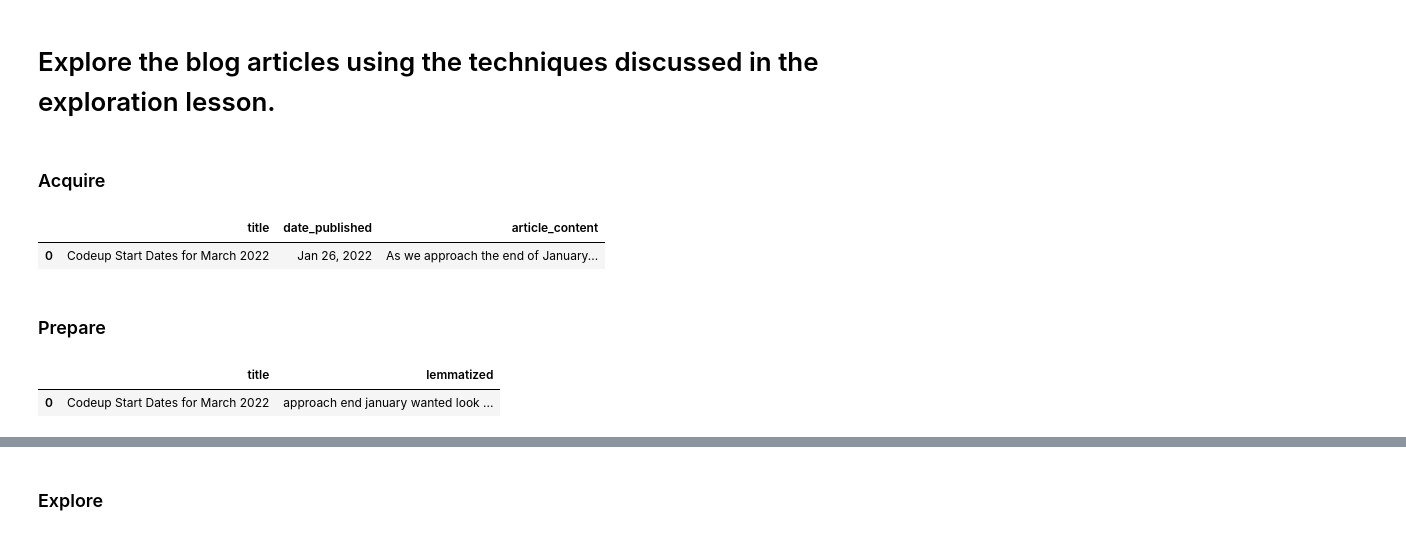
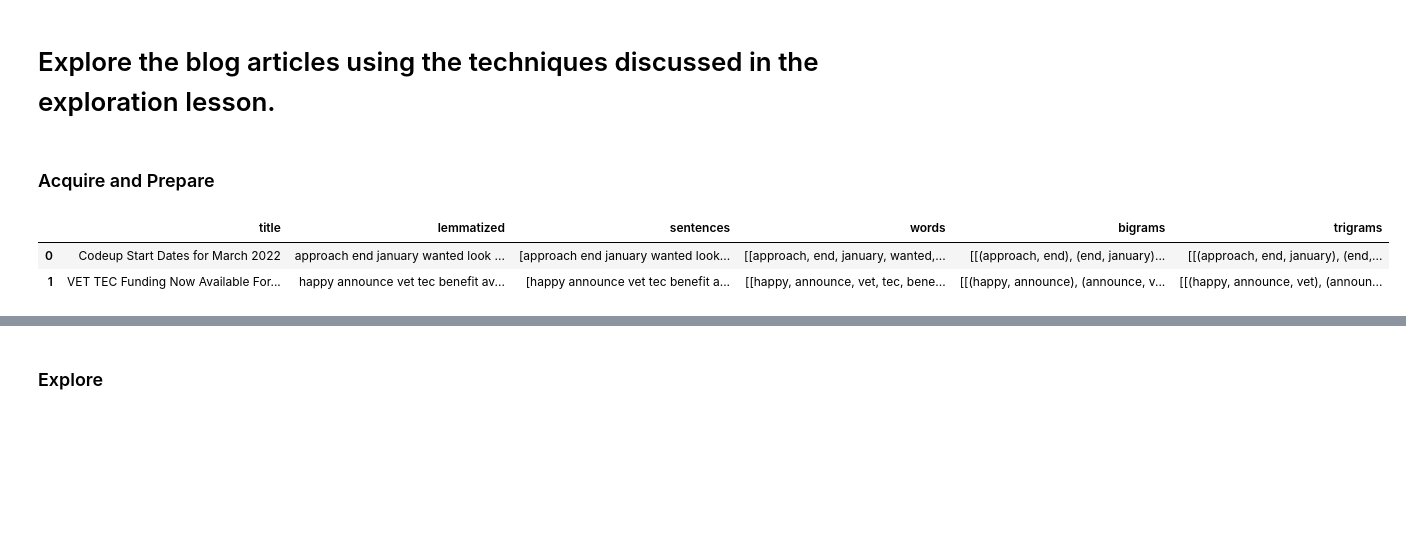
Before and after one commit to brianclements03/nlp, a Jupyter notebook: explore_current_iteration.ipynb, the cells around one changed output, grey strips where cells are left out. Drawn from its saved outputs; the diff is of its cells as text; code cells hidden in the pictures; blank space fills up the shorter version.

Commit message:
finally got bigrams and trigrams into both the blogs and news dfs

```diff
--- a/explore_current_iteration.ipynb
+++ b/explore_current_iteration.ipynb
@@ -653,20 +653,22 @@ trigram_counts[trigram_counts.ham_trigram == trigram_counts.spam_trigram].head(2
 # %% [markdown]
 # Explore the blog articles using the techniques discussed in the exploration lesson.
 # %% [markdown]
-### Acquire
+### Acquire and Prepare
-# %%
-blogs_df = acquire.get_blog_articles(cached=True)
-blogs_df.head(1)
-# %% [output]
-|  | title | date_published | article_content |
-| 0 | Codeup Start Dates for March 2022 | Jan 26, 2022 | As we approach the end of January... |
-# %% [markdown]
-### Prepare
+# %%
+def further_prep(df, col):
+    df['sentences'] = df[col].apply(lambda row: row.splitlines())
+    df['words'] = df.sentences.apply(lambda row: [nltk.word_tokenize(i) for i in row])
+    df['bigrams'] = df.words.apply(lambda row: [list(nltk.bigrams(i)) for i in row])
+    df['trigrams'] = df.words.apply(lambda row: [list(nltk.trigrams(i)) for i in row])
+    return df
 # %%
-blogs_df = prepare.prep_article_data(blogs_df, 'article_content', extra_words=[], exclude_words=['no'])
+blogs_df =acquire.get_blog_articles(cached=True)
+blogs_df =prepare.prep_article_data(blogs_df, 'article_content', extra_words=[], exclude_words=['no'])
+blogs_df = blogs_df.drop(columns=['article_content', 'clean','stemmed'])
+blogs_df = further_prep(blogs_df,'lemmatized')
+
+blogs_df.head(2)
+# %% [output]
+|  | title | lemmatized | sentences | words | bigrams | trigrams |
+| 0 | Codeup Start Dates for March 2022 | approach end january wanted look ... | [approach end january wanted look... | [[approach, end, january, wanted,... | [[(approach, end), (end, january)... | [[(approach, end, january), (end,... |
+| 1 | VET TEC Funding Now Available For... | happy announce vet tec benefit av... | [happy announce vet tec benefit a... | [[happy, announce, vet, tec, bene... | [[(happy, announce), (announce, v... | [[(happy, announce, vet), (announ... |
-# %%
-blogs_df = blogs_df.drop(columns=['article_content', 'clean','stemmed'])
-blogs_df.head(1)
-# %% [output]
-|  | title | lemmatized |
-| 0 | Codeup Start Dates for March 2022 | approach end january wanted look ... |
```
Also changed, not shown: parts of 28 cells of this notebook.
